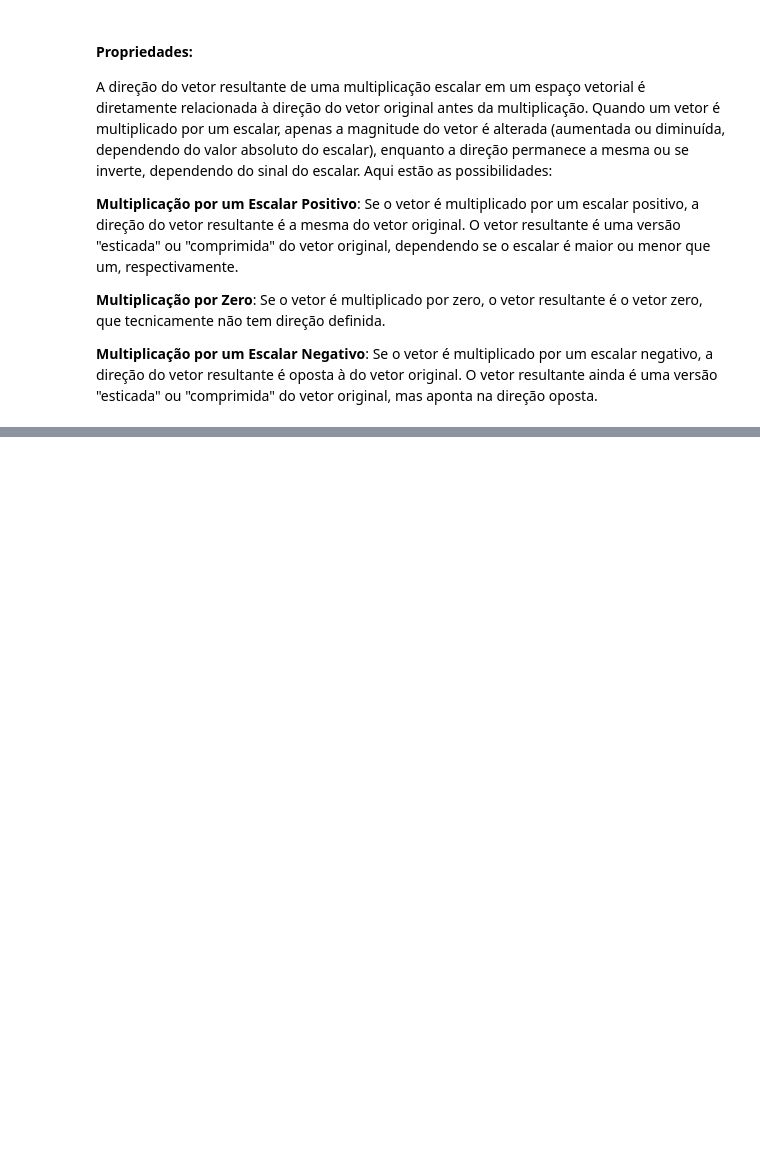
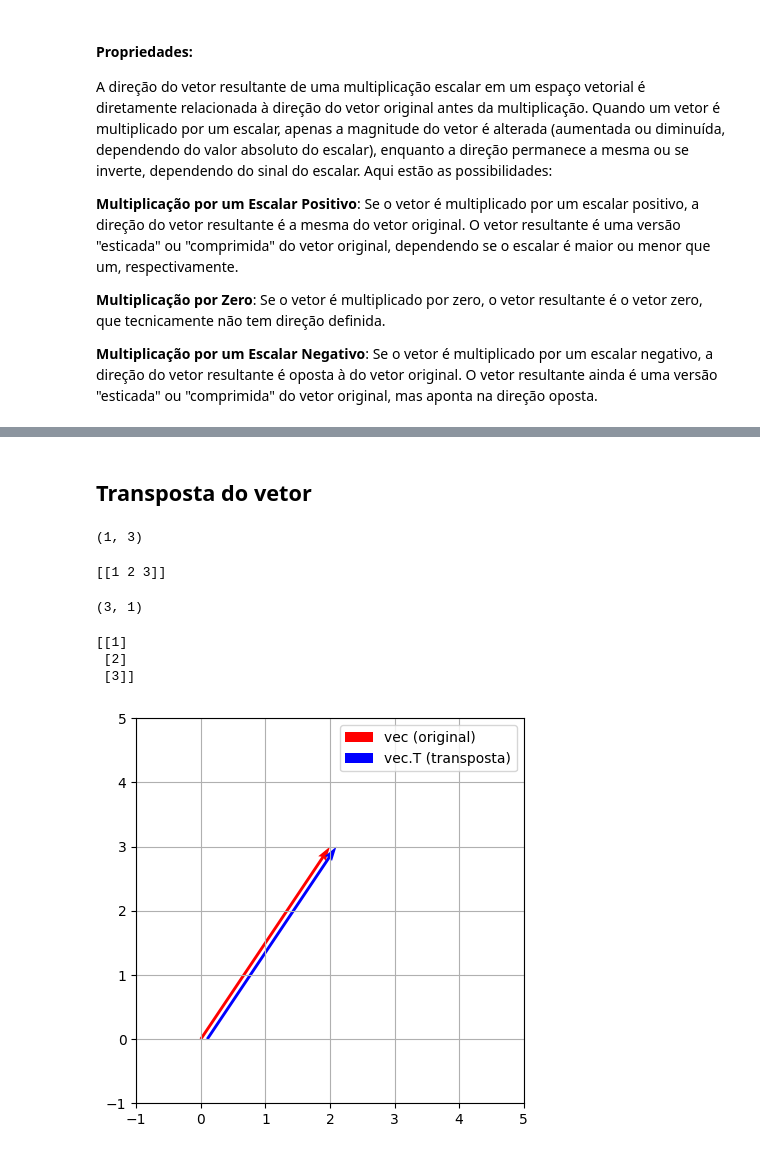
Before and after one commit to prisciladalepiane/machine-learning, a Jupyter notebook: projetos/matematica-estatistica-aplicada/conceitos/04-Representacao-Geometrica-de-Vetores.ipynb, the cells around one changed output, grey strips where cells are left out. Saved outputs shown, nothing was run; the diff lists cells and outputs as text; code cells hidden in the pictures; blank space fills up the shorter version.

```diff
--- a/projetos/matematica-estatistica-aplicada/conceitos/04-Representacao-Geometrica-de-Vetores.ipynb
+++ b/projetos/matematica-estatistica-aplicada/conceitos/04-Representacao-Geometrica-de-Vetores.ipynb
@@ -389,0 +487,62 @@ A direção do vetor resultante de uma multiplicação escalar em um espaço vet
+# %% [markdown]
+## Transposta do vetor
+# %%
+vec = np.array([[1,2,3]])
+
+vec.shape
+# %% [output]
+(1, 3)
+# %%
+print(vec)
+# %% [output]
+[[1 2 3]]
+# %%
+vect = vec.T
+print(vect.shape)
+# %% [output]
+(3, 1)
+# %%
+print(vect)
+# %% [output]
+[[1]
+ [2]
+ [3]]
+# %%
+# Definindo o vetor original (apenas as duas primeiras componentes para representação gráfica)
+vec = np.array([2, 3])
+transposta = vec.T
+
+# Configurando o gráfico
+plt.figure(figsize = (5, 5))
+
+# Adicionando o vetor original ao gráfico
+plt.quiver(0,
+           0,
+           vec[0],
+           vec[1],
+           color = 'r',
+           scale = 1,
+           scale_units = 'xy',
+           angles = 'xy',
+           label = 'vec (original)')
+
+# Adicionando a transposta do vetor ao gráfico (mesmas coordenadas, cor diferente para ilustração)
+plt.quiver(0.1,
+           0,
+           transposta[0],
+           transposta[1],
+           color = 'b',
+           scale = 1,
+           scale_units = 'xy',
+           angles = 'xy',
+           label = 'vec.T (transposta)')
+
+# Definindo limites do gráfico
+plt.xlim(-1, 5)
+plt.ylim(-1, 5)
+
+plt.grid()
+plt.legend()
+plt.show()
+# %% [output]
+[figure, added]
```
Also changed, not shown: parts of 11 cells of this notebook.
